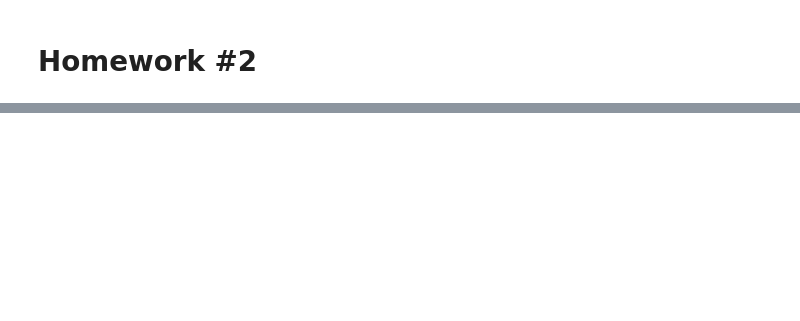
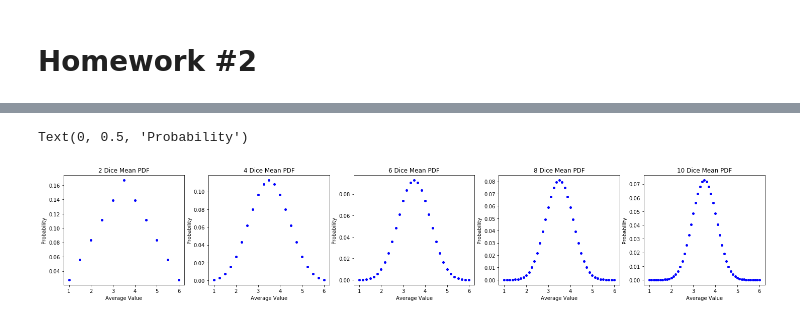
Before and after one commit to maverickmillican/Phys_434_Millican, a Jupyter notebook: HW_2.ipynb, the cells around one changed output, grey strips where cells are left out. Saved outputs shown, nothing was run; the diff lists cells and outputs as text; code cells hidden in the pictures; blank space fills up the shorter version.

```diff
--- a/HW_2.ipynb
+++ b/HW_2.ipynb
@@ -26,0 +127,47 @@ Rolling ten 100-sided dice, probability of rolling a 56.
+# %%
+array = [1/6,1/6,1/6,1/6,1/6,1/6]
+con = [1/6,1/6,1/6,1/6,1/6,1/6]
+fig, (ax1, ax2, ax3, ax4, ax5, ) = plt.subplots(1, 5, figsize = (25, 4))
+n = 2
+for i in range(1,n):
+    con = np.convolve(con, array)
+x = np.linspace(n,n*6,n*5+1)/(n)
+ax1.plot(x, con, 'bo', lw = 0, ms = 4)
+ax1.set_title(f'{n} Dice Mean PDF')
+n = 4
+con = [1/6,1/6,1/6,1/6,1/6,1/6]
+for i in range(1,n):
+    con = np.convolve(con, array)
+x = np.linspace(n,n*6,n*5+1)/(n)
+ax2.plot(x, con, 'bo', lw = 0, ms = 4)
+ax2.set_title(f'{n} Dice Mean PDF')
+n = 6
+con = [1/6,1/6,1/6,1/6,1/6,1/6]
+for i in range(1,n):
+    con = np.convolve(con, array)
+x = np.linspace(n,n*6,n*5+1)/(n)
+ax3.plot(x, con, 'bo', lw = 0, ms = 4)
+ax3.set_title(f'{n} Dice Mean PDF')
+n = 8
+con = [1/6,1/6,1/6,1/6,1/6,1/6]
+for i in range(1,n):
+    con = np.convolve(con, array)
+x = np.linspace(n,n*6,n*5+1)/(n)
+ax4.plot(x, con, 'bo', lw = 0, ms = 4)
+ax4.set_title(f'{n} Dice Mean PDF')
+n = 10
+con = [1/6,1/6,1/6,1/6,1/6,1/6]
+for i in range(1,n):
+    con = np.convolve(con, array)
+x = np.linspace(n,n*6,n*5+1)/(n)
+ax5.plot(x, con, 'bo', lw = 0, ms = 4)
+ax5.set_title(f'{n} Dice Mean PDF')
+
+ax1.set_xlabel('Average Value'); ax1.set_ylabel('Probability')
+ax2.set_xlabel('Average Value'); ax2.set_ylabel('Probability')
+ax3.set_xlabel('Average Value'); ax3.set_ylabel('Probability')
+ax4.set_xlabel('Average Value'); ax4.set_ylabel('Probability')
+ax5.set_xlabel('Average Value'); ax5.set_ylabel('Probability')
+# %% [output]
+Text(0, 0.5, 'Probability')
+[figure, added]
```
Also changed, not shown: parts of 28 cells of this notebook.
